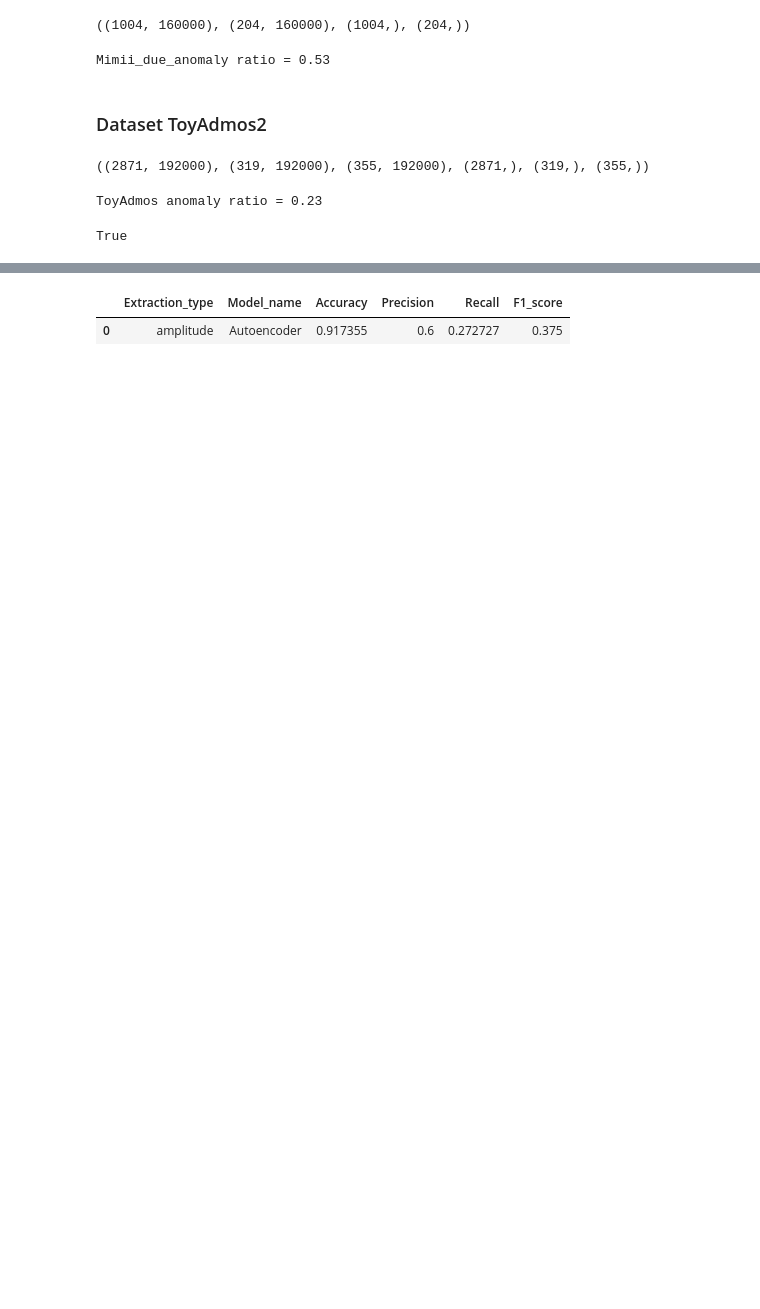
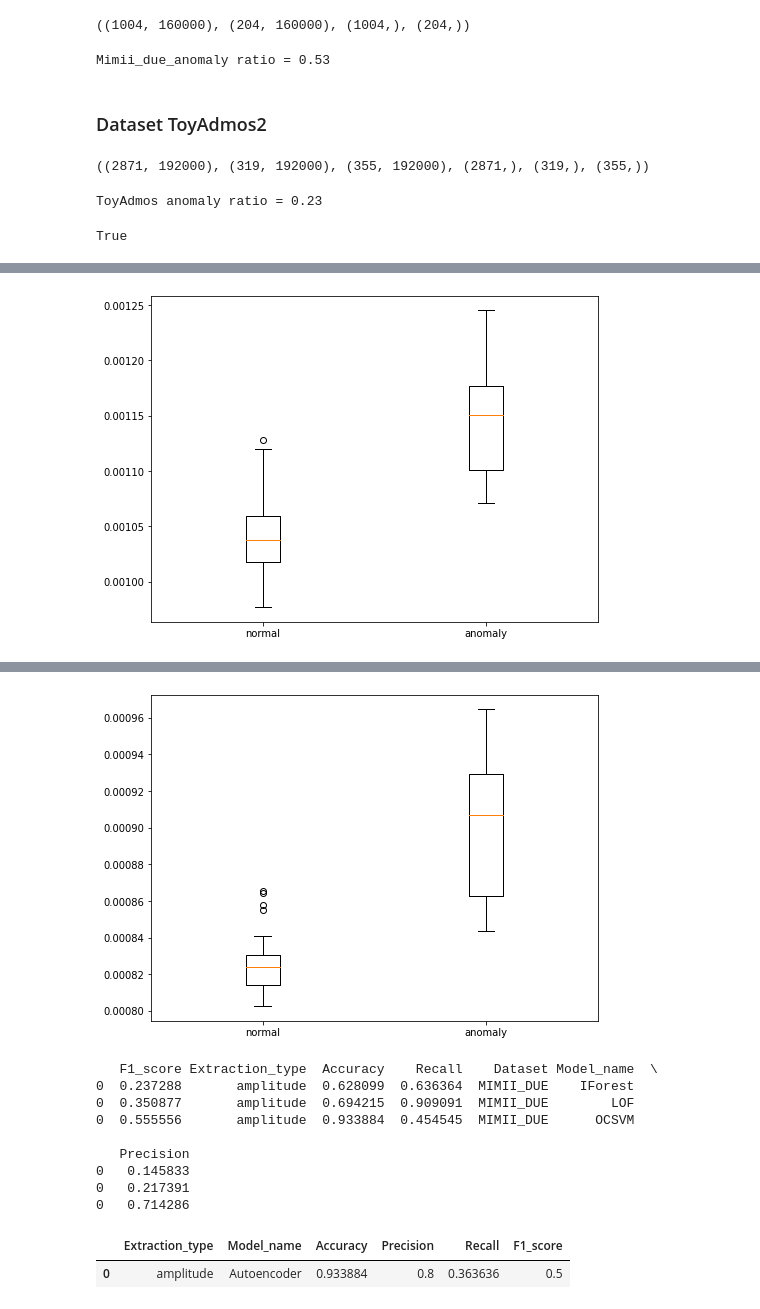
Before and after one commit to AlinaGolkina/sound-anomaly-detection, a Jupyter notebook: notebooks/conv1d_AE.ipynb, the cells around one changed output, grey strips where cells are left out. Cells and saved outputs as stored; diff of their text form; code cells hidden in the pictures; blank space fills up the shorter version.

```diff
--- a/notebooks/conv1d_AE.ipynb
+++ b/notebooks/conv1d_AE.ipynb
@@ -175,19 +118,20 @@ class Autoencoder(nn.Module):
 # %%
-def save_score_distribution(
-    model, data_loader, criterion, save_to=None, figsize=(8, 6), epoch=0
-):
+def save_score_distribution(model, data_loader, criterion, figsize=(8, 6), epoch=0):
+    """
+    plot losses for normal and anomaly samples
+
+    """
     losses = []
     labels = []
     for (x_batch, y_batch) in data_loader:
         x_batch = x_batch.cuda()
 
-        output = model(x_batch)
+        output, enc = model(x_batch)
         loss = criterion(output, x_batch)
-
+        loss = loss.reshape(loss.shape[0], loss.shape[2])
         loss = torch.mean(loss, dim=1)
         loss = loss.detach().cpu().numpy().flatten()
         losses.append(loss)
-
         labels.append(y_batch.detach().cpu().numpy().flatten())
 
     losses = np.concatenate(losses)
@@ -200,31 +144,31 @@ def save_score_distribution(
 
     ax.boxplot([losses_0, losses_1])
     ax.set_xticklabels(["normal", "anomaly"])
-    if epoch == 1 or epoch == 99:
+    if epoch in [0, 9, 49, 99]:
         plt.show()
-    plt.savefig(save_to)
     plt.close(fig)
 # %%
 # using difference between input & output we can get anomaly score
 # (anomaly samples has higher difference between input and output then normal samples)
 def get_difference_score(model, x, batch_size, extraction_type="melspectrogram"):
+    """
+    return:
+       average difference between decoder output and input
 
+    """
     dataset = TensorDataset(torch.tensor(x.astype(np.float32)))
     data_loader = DataLoader(dataset, batch_size=batch_size, shuffle=False)
 
     predictions = []
     for (x_batch,) in data_loader:
         x_batch = x_batch.cuda()
-        preds = model(x_batch)
-        predictions.append(preds[0].detach().cpu().numpy())
+        preds, enc = model(x_batch)
+        predictions.append(preds.detach().cpu().numpy())
 
     predictions = np.concatenate(predictions)
-
     if extraction_type != "melspectrogram":
         predictions = predictions.reshape(predictions.shape[0], predictions.shape[2])
         x = x.reshape(x.shape[0], x.shape[2])
-        print(predictions.shape)
-        print(x.shape)
         diff = ((x**2 - predictions**2)).mean(axis=1).reshape(-1, 1)
     else:
 
@@ -248,12 +192,10 @@ def autoencoder_test(
 ):
     epochs = epochs
     input_size = X_test.shape[-1]
-    model = Autoencoder(input_size).cuda()
+    model = Conv1dAE(input_size).cuda()
     criterion = nn.MSELoss()
     per_sample_criterion = nn.MSELoss(reduction="none")
     optimizer = Adam(model.parameters(), lr=lr, weight_decay=1e-5)
-
-    plot_path = r"plots"
 
     X_train = X_train[:, np.newaxis, :]
     X_test = X_test[:, np.newaxis, :]
@@ -265,7 +207,7 @@ def autoencoder_test(
         for (x_batch, _) in train_loader:
             x_batch = x_batch.cuda()
 
-            output = model(x_batch)
+            output, enc = model(x_batch)
             loss = criterion(output[0], x_batch)
 
             optimizer.zero_grad()
@@ -276,8 +218,7 @@ def autoencoder_test(
 
         print("epoch [{}/{}], train loss:{:.4f}".format(epoch + 1, epochs, running_loss))
         # if extraction_type != 'melspectrogram':
-        # save_score_distribution(
-        # model, test_loader, per_sample_criterion, plot_path, epoch=epoch)
+        save_score_distribution(model, test_loader, per_sample_criterion, epoch=epoch)
 
     # test_score = get_difference_score(
     #    model, X_test, batch_size, extraction_type=extraction_type)
@@ -295,7 +236,7 @@ def autoencoder_test(
     )
 
     print(
-        preproc.PyOD_classification_report(
+        preproc.pyod_classification_report(
             test_score,
             val_score,
             y_train,
@@ -340,9 +281,9 @@ def autoencoder_test(
 # %%
 # MIMII_DUE Anomaly detection using Autoencoders (amplitude)
 mimii_AE_ts = autoencoder_test(
-    X_train_mimii_ts,
-    X_test_mimii_ts,
-    X_val_mimii_ts,
+    X_train_mimii,
+    X_test_mimii,
+    X_val_mimii,
     y_train_mimii,
     y_test_mimii,
     y_val_mimii,
@@ -372,0 +308 @@ epoch [12/50], train loss:0.4540
+[figure, added]
@@ -373,5 +326,15 @@ epoch [12/50], train loss:0.4540
+[figure, added]
+   F1_score Extraction_type  Accuracy    Recall    Dataset Model_name  \
+0  0.237288       amplitude  0.628099  0.636364  MIMII_DUE    IForest
+0  0.350877       amplitude  0.694215  0.909091  MIMII_DUE        LOF
+0  0.555556       amplitude  0.933884  0.454545  MIMII_DUE      OCSVM
+
+   Precision
+0   0.145833
+0   0.217391
+0   0.714286
 |  | Extraction_type | Model_name | Accuracy | Precision | Recall | F1_score |
-| 0 | amplitude | Autoencoder | 0.917355 | 0.6 | 0.272727 | 0.375 |
+| 0 | amplitude | Autoencoder | 0.933884 | 0.8 | 0.363636 | 0.5 |
 # %%
 # MIMII_DUE Anomaly detection using Autoencoders (amplitude)
 toy_AE_ts = autoencoder_test(
```
Also changed, not shown: parts of 10 cells of this notebook, 5 other files.
